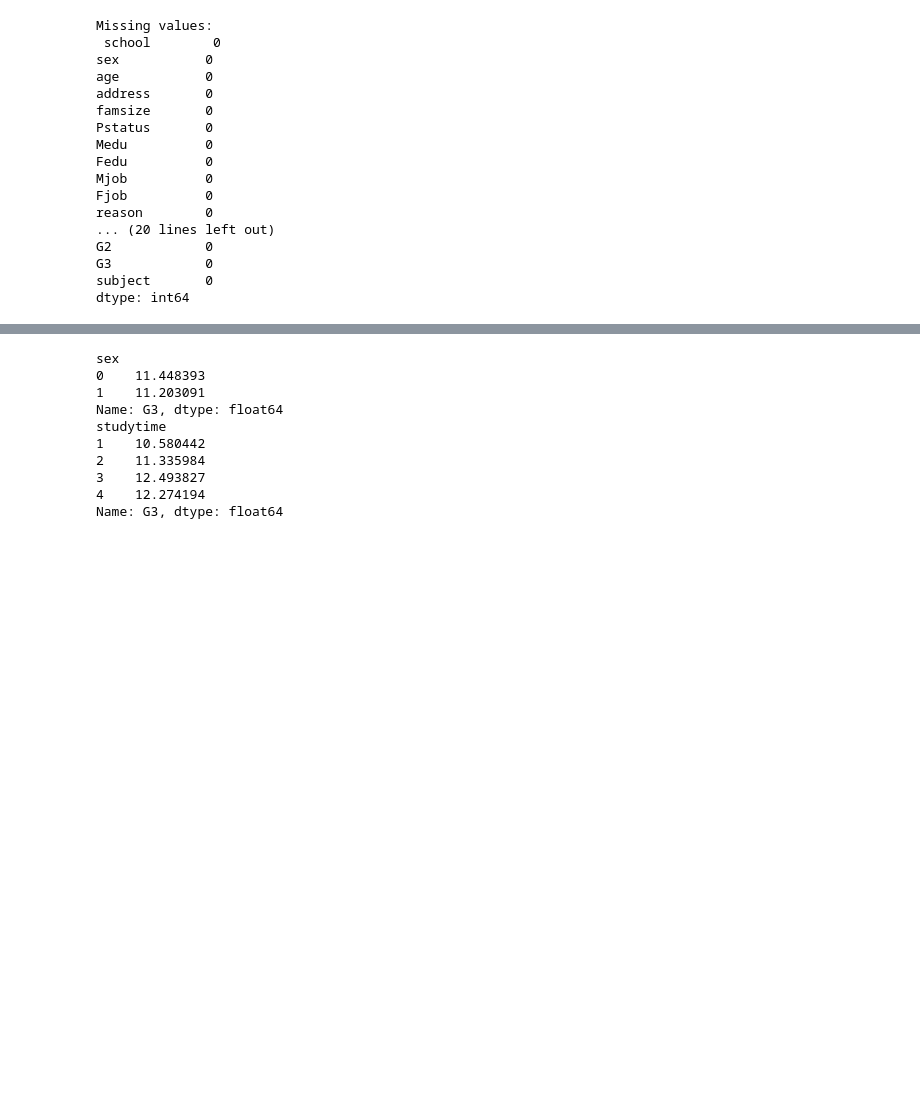
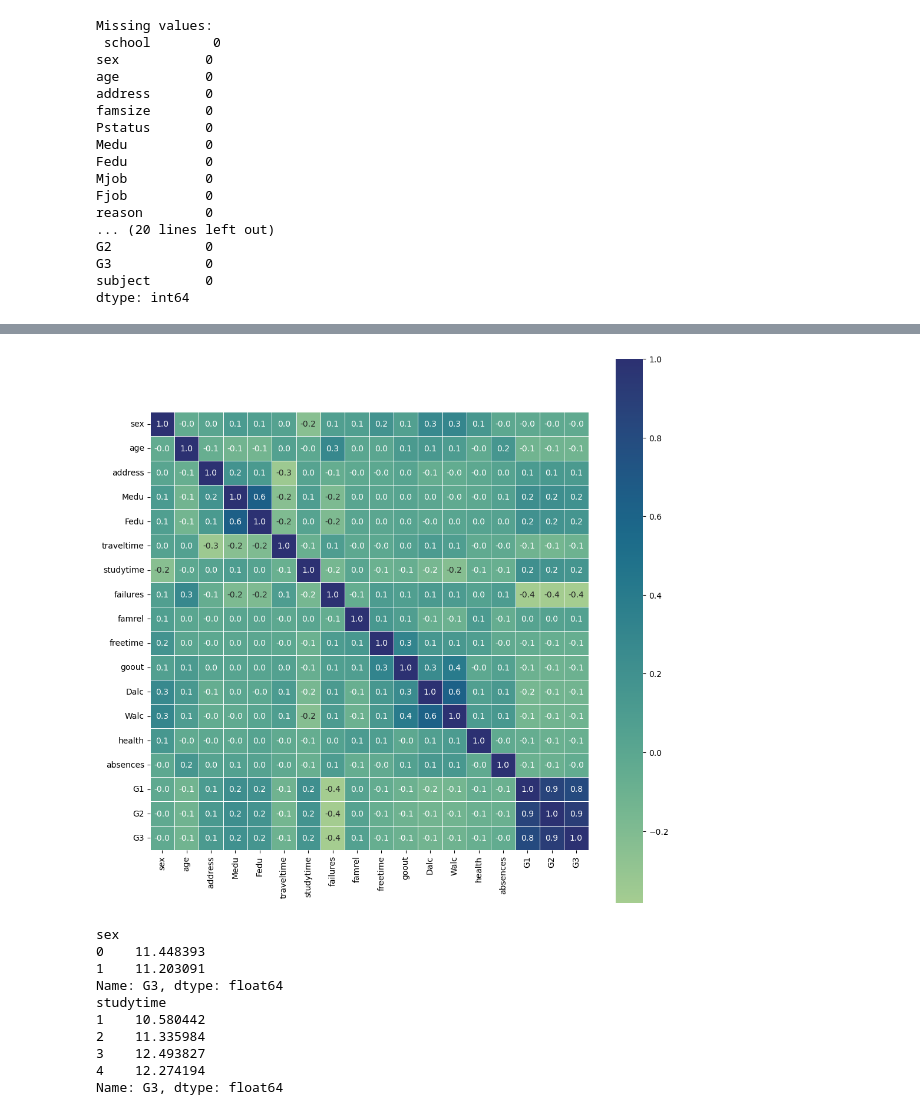
Before and after one commit to DolapoSalim/student-performance-analysis, a Jupyter notebook: scr/analysis.ipynb, the cells around one changed output, grey strips where cells are left out. Saved outputs shown, nothing was run; the diff lists cells and outputs as text; code cells hidden in the pictures; blank space fills up the shorter version.

```diff
--- a/scr/analysis.ipynb
+++ b/scr/analysis.ipynb
@@ -135,4 +154,10 @@ studytime    0.161629
 Name: G3, dtype: float64
+# %%
+plt.figure(figsize=(12, 12))
+sns.heatmap(df_all.corr(numeric_only=True), cmap='crest', annot=True, fmt="0.1f", linewidths=0.5, cbar=True, square=True)
+plt.show()
+# %% [output]
+[figure, added]
 # %%
 # Group analysis
 print(df_all.groupby('sex')['G3'].mean())  # Performance by gender
```
Also changed, not shown: parts of 9 cells of this notebook.
